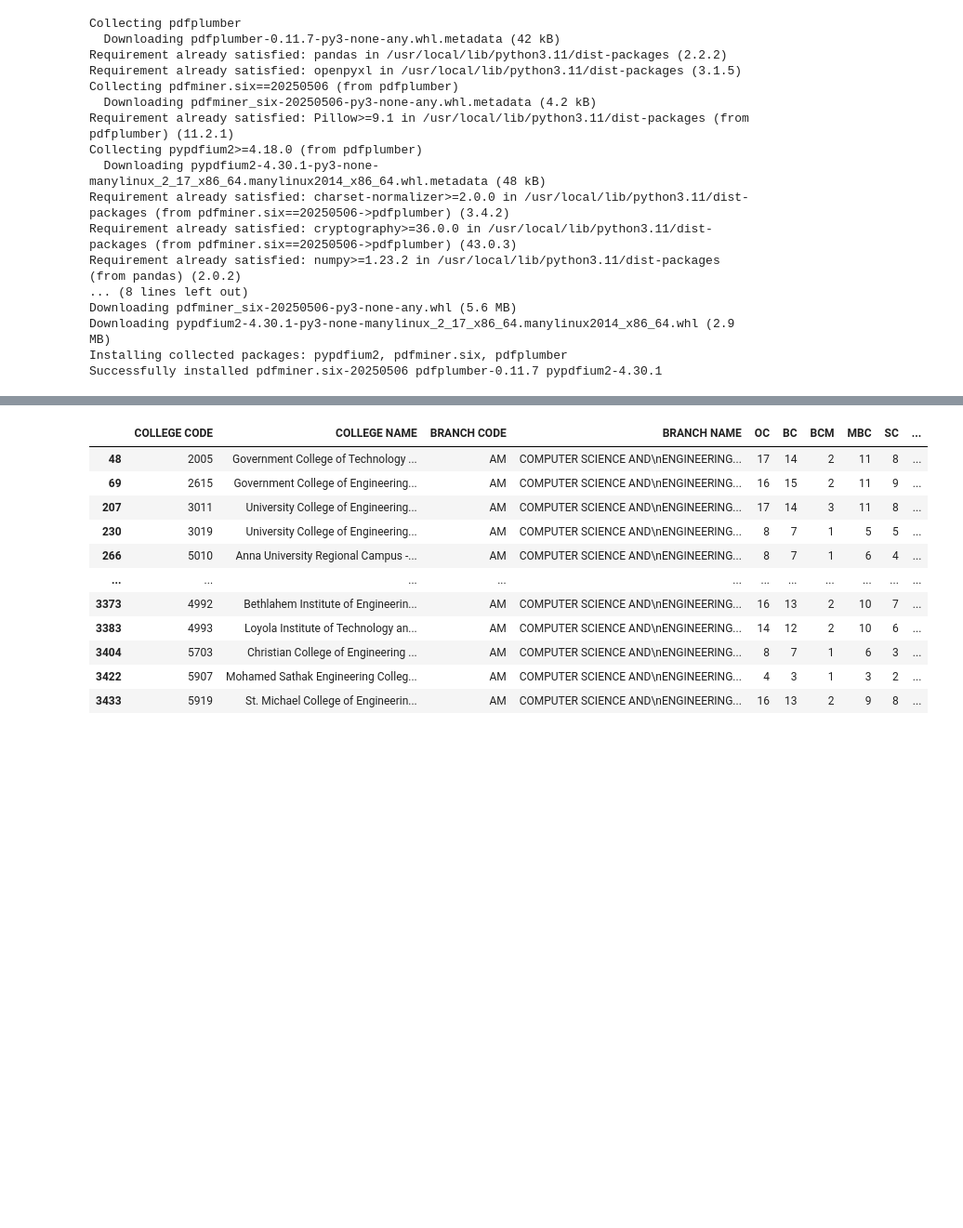
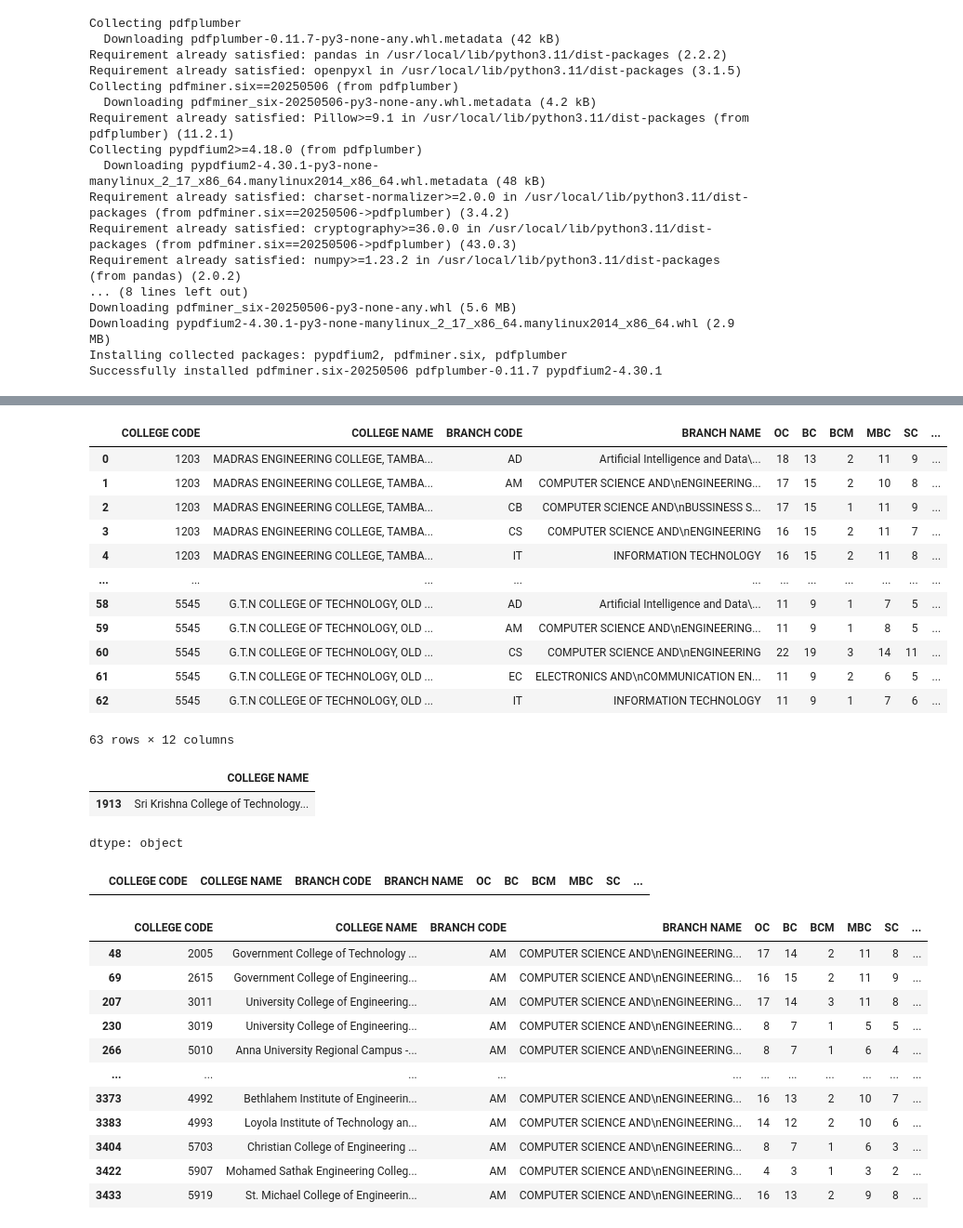
Before and after one commit to KayalvizhiT513/TNEA-seat-matrix-analysis, a Jupyter notebook: TNEA_seat_matrix_running_score.ipynb, the cells around one changed output, grey strips where cells are left out. Shown at 93% size. Cells and saved outputs as stored; diff of their text form; code cells hidden in the pictures; blank space fills up the shorter version.

```diff
--- a/TNEA_seat_matrix_running_score.ipynb
+++ b/TNEA_seat_matrix_running_score.ipynb
@@ -79,3 +116,19 @@ pdf_dataframes[1]
+# %%
+display(mismatched_df2)
+# %% [output]
+|  | COLLEGE CODE | COLLEGE NAME | BRANCH CODE | BRANCH NAME | OC | BC | BCM | MBC | SC | ... |
+| 0 | 1203 | MADRAS ENGINEERING COLLEGE, TAMBA... | AD | Artificial Intelligence and Data\... | 18 | 13 | 2 | 11 | 9 | ... |
+| 1 | 1203 | MADRAS ENGINEERING COLLEGE, TAMBA... | AM | COMPUTER SCIENCE AND\nENGINEERING... | 17 | 15 | 2 | 10 | 8 | ... |
+| 2 | 1203 | MADRAS ENGINEERING COLLEGE, TAMBA... | CB | COMPUTER SCIENCE AND\nBUSSINESS S... | 17 | 15 | 1 | 11 | 9 | ... |
+| 3 | 1203 | MADRAS ENGINEERING COLLEGE, TAMBA... | CS | COMPUTER SCIENCE AND\nENGINEERING | 16 | 15 | 2 | 11 | 7 | ... |
+| 4 | 1203 | MADRAS ENGINEERING COLLEGE, TAMBA... | IT | INFORMATION TECHNOLOGY | 16 | 15 | 2 | 11 | 8 | ... |
+| ... | ... | ... | ... | ... | ... | ... | ... | ... | ... | ... |
+| 58 | 5545 | G.T.N COLLEGE OF TECHNOLOGY, OLD ... | AD | Artificial Intelligence and Data\... | 11 | 9 | 1 | 7 | 5 | ... |
+| 59 | 5545 | G.T.N COLLEGE OF TECHNOLOGY, OLD ... | AM | COMPUTER SCIENCE AND\nENGINEERING... | 11 | 9 | 1 | 8 | 5 | ... |
+| 60 | 5545 | G.T.N COLLEGE OF TECHNOLOGY, OLD ... | CS | COMPUTER SCIENCE AND\nENGINEERING | 22 | 19 | 3 | 14 | 11 | ... |
+| 61 | 5545 | G.T.N COLLEGE OF TECHNOLOGY, OLD ... | EC | ELECTRONICS AND\nCOMMUNICATION EN... | 11 | 9 | 2 | 6 | 5 | ... |
+| 62 | 5545 | G.T.N COLLEGE OF TECHNOLOGY, OLD ... | IT | INFORMATION TECHNOLOGY | 11 | 9 | 1 | 7 | 6 | ... |
+63 rows × 12 columns
 # %%
 # Replace \n in column names with a space
 pdf_dataframes[1].columns = pdf_dataframes[1].columns.str.replace('\n', ' ')
@@ -82,3 +137,13 @@ pdf_dataframes[1].columns = pdf_dataframes[1].columns.str.replace('\n', ' ')
+# %%
+display(pdf_dataframes[0][pdf_dataframes[0]['COLLEGE CODE'] == '2722']['COLLEGE NAME'].head(1))
+# %% [output]
+|  | COLLEGE NAME |
+| 1913 | Sri Krishna College of Technology... |
+dtype: object
+# %%
+pdf_dataframes[1][pdf_dataframes[1]['COLLEGE CODE'] == '2722']
+# %% [output]
+|  | COLLEGE CODE | COLLEGE NAME | BRANCH CODE | BRANCH NAME | OC | BC | BCM | MBC | SC | ... |
 # %%
 # Filter pdf_dataframes[1] by BRANCH CODE = CS
 seat_matrix_2025_CS = pdf_dataframes[1][pdf_dataframes[1]['BRANCH CODE'] == 'AM']
```
Also changed, not shown: parts of 8 cells of this notebook.
